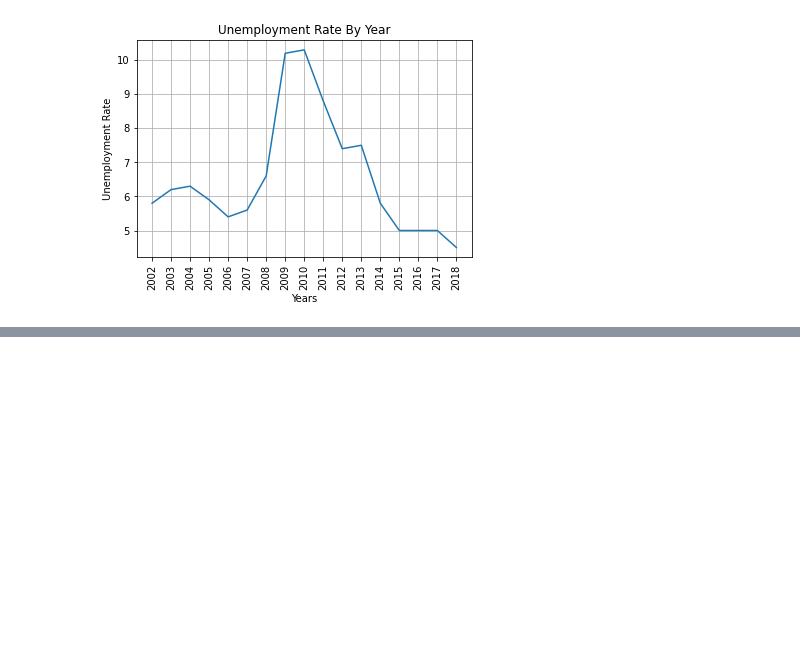
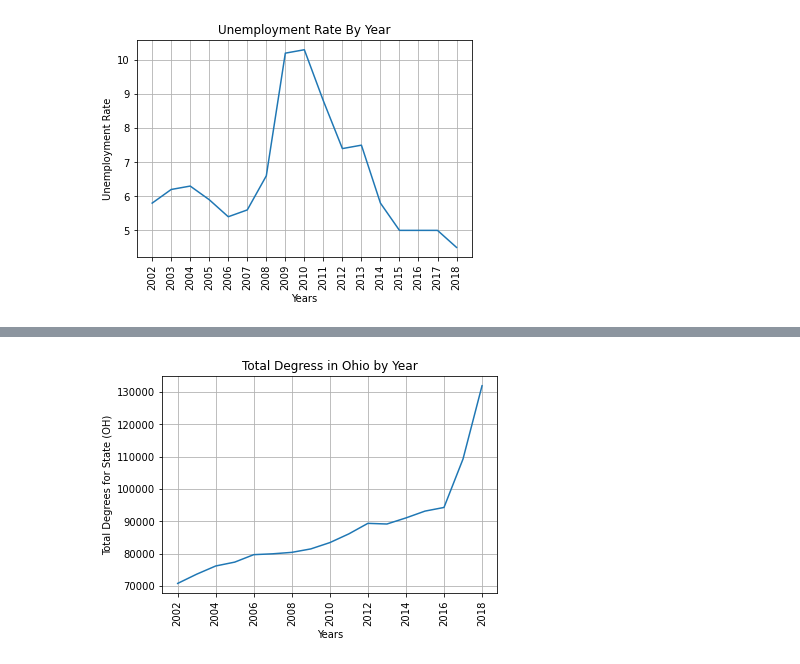
Before and after one commit to AntwonS116/Project-Ohio-College-Analysis, a Jupyter notebook: data.ipynb, the cells around one changed output, grey strips where cells are left out. Cells and saved outputs as stored; diff of their text form; code cells hidden in the pictures; blank space fills up the shorter version.

Commit message:
total degrees for state plot created

```diff
--- a/data.ipynb
+++ b/data.ipynb
@@ -641,3 +641,11 @@ plt.grid()
 plt.show()
 # %% [output]
 [figure]
+# %%
+#adding a new plot to show the ohio total degrees by year
+# will create the x/y data sets from the deg_yr data
+# degs_yr
+oh_degs_yr = pd.DataFrame(degs_yr)
+oh_degs_yr.reset_index(inplace=True)
+oh_degs_yr = oh_degs_yr.rename(columns = {"index": "Year"})
+oh_degs_yr
@@ -643,0 +671,13 @@ plt.show()
+# %%
+# create plot for year and degree
+x = oh_degs_yr["Year"]
+y = oh_degs_yr["Total"]
+plt.plot(x,y)
+plt.xticks(rotation = 90)
+plt.xlabel("Years")
+plt.ylabel("Total Degrees for State (OH)")
+plt.title("Total Degress in Ohio by Year")
+plt.grid()
+plt.show()
+# %% [output]
+[figure, added]
```
Also changed, not shown: parts of 5 cells of this notebook.
